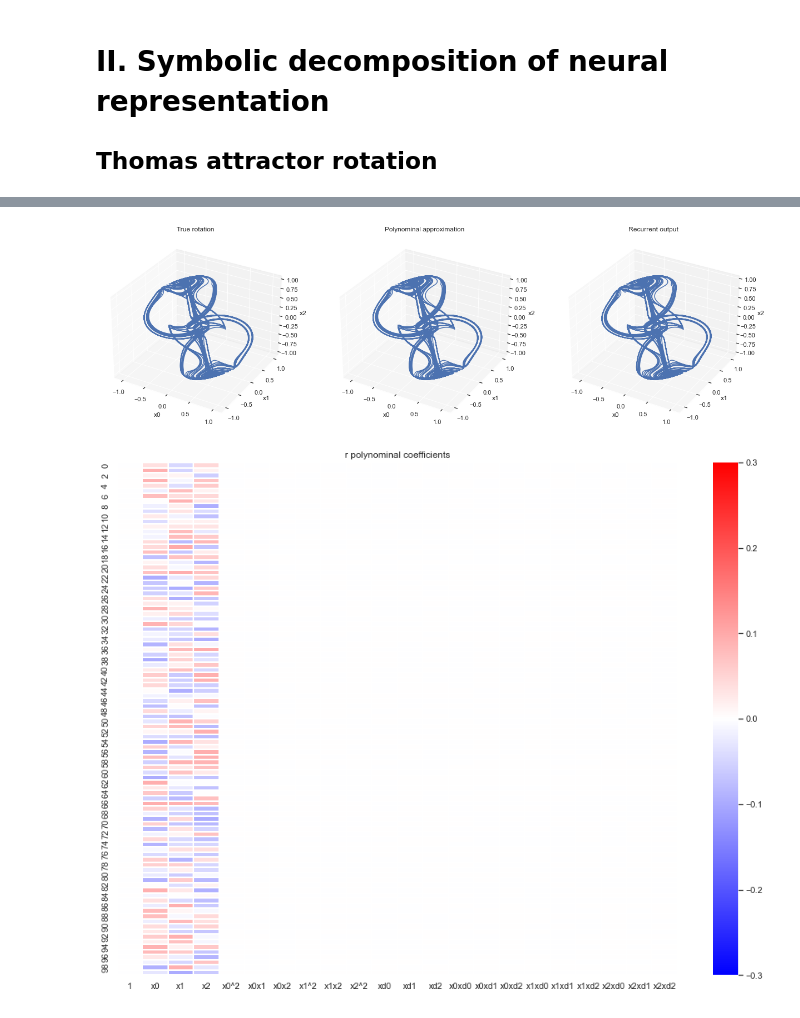
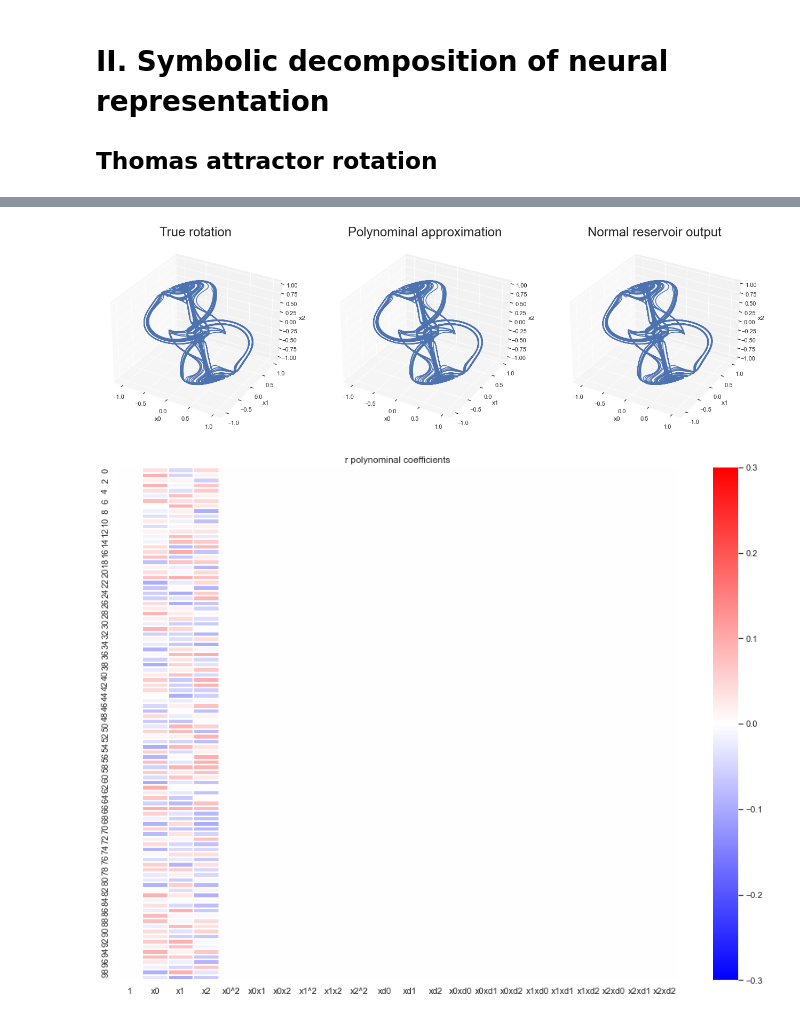
Before and after one commit to miyosuda/rc_programming, a Jupyter notebook: main0.ipynb, the cells around one changed output, grey strips where cells are left out. Drawn from its saved outputs; the diff is of its cells as text; code cells hidden in the pictures.

```diff
--- a/main0.ipynb
+++ b/main0.ipynb
@@ -275,19 +147,7 @@ target_coeff_dicts = [{
 }
 ]
 
-target_coeffs = []
-
-for coeff_dict in target_coeff_dicts:
-    coeffs = []
-    for degrees in degrees_list:
-
-        if degrees in coeff_dict:
-            coeffs.append(coeff_dict[degrees])
-        else:
-            coeffs.append(0)
-    target_coeffs.append(coeffs)
-
-target_coeffs = np.array(target_coeffs, dtype=np.float64)
+target_coeffs = get_target_coeffs(target_coeff_dicts, degrees_list)
 # %%
 # Calc outout weight
 W = (np.linalg.pinv(all_coeffs.T) @ target_coeffs.T).T
@@ -340,13 +200,21 @@ input_xs, input_dxs, input_ts = get_input_trajectory(dt)
 # %%
 def calc_r_i(xs_xdots, degrees_list, coeffs):
     r_i = 0.0
-    for degrees, coeff in zip(degrees_list, coeffs): # 22回ループ
+    for degrees, coeff in zip(degrees_list, coeffs):
         tmp = 1.0
         for degree, x_xdot in zip(degrees, xs_xdots):
             if degree != 0:
                 tmp = tmp * (x_xdot ** degree)
         r_i += tmp * coeff
     return r_i
+
+def calc_r(xs_xdots, degrees_list, all_coeffs):
+    r = []
+    for coeffs in all_coeffs:
+        r_i = calc_r_i(xs_xdots, degrees_list, coeffs)
+        r.append(r_i)
+    r = np.array(r).reshape((-1,1))
+    return r
 # %%
 %%time
 
@@ -356,12 +224,7 @@ ys = []
 
 for input_x, input_dx in zip(input_xs, input_dxs):
     xs_xdots = np.concatenate([input_x, input_dx])
-    r = []
-    for r_index in range(r_dim):
-        r_i = calc_r_i(xs_xdots, degrees_list, all_coeffs[r_index])
-        r.append(r_i)
-
-    r = np.array(r).reshape((-1,1))
+    r = calc_r(xs_xdots, degrees_list, all_coeffs)
     y = W @ r
     ys.append(y)
 
@@ -399,7 +262,7 @@ plt.rcParams['axes.facecolor'] = 'white'
 
 ax = fig.add_subplot(131, projection='3d')
 
-ax.set_title('True rotation')
+ax.set_title('True rotation', fontsize=24)
 
 ax.set_xlabel("x0")
 ax.set_ylabel("x1")
@@ -411,34 +274,34 @@ ax.plot(-input_xs[:,1],
          input_xs[:,2])
 
 ax = fig.add_subplot(132, projection='3d')
 
-ax.set_title('Polynominal approximation')
+ax.set_title('Polynominal approximation', fontsize=24)
 
 ax.set_xlabel("x0")
 ax.set_ylabel("x1")
 ax.set_zlabel("x2")
 
 ax.plot(ys[:,0],
         ys[:,1],
         ys[:,2])
 
 ax = fig.add_subplot(133, projection='3d')
 
-ax.set_title('Recurrent output')
+ax.set_title('Normal reservoir output', fontsize=24)
 
 ax.set_xlabel("x0")
 ax.set_ylabel("x1")
 ax.set_zlabel("x2")
 
 ax.plot(y_recs[:,0],
         y_recs[:,1],
         y_recs[:,2])
 
 fig.patch.set_facecolor('white')
 
-plt.subplots_adjust(left=0.05, right=0.95, bottom=0, top=1)
+plt.subplots_adjust(left=0.01, right=0.95, bottom=0, top=1)
 plt.savefig('docs/thomas_rotation.png')
 
 plt.show()
 # %% [output]
-[figure, old version]
+[figure, new version]
```
Also changed, not shown: parts of 9 cells of this notebook, 2 other files.
